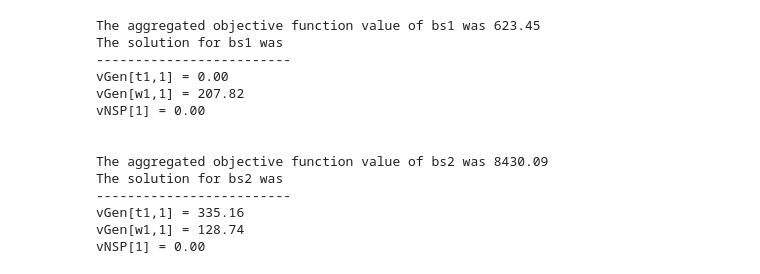
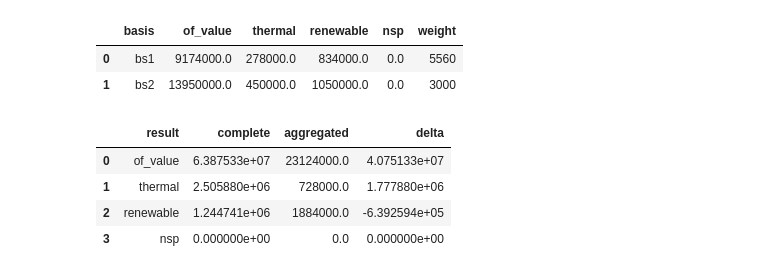
Before and after one commit to dcardonav/psom_tutorial, a Jupyter notebook: 02_Power_Systems_Optimization_1.ipynb, the cells around one changed output. Cells and saved outputs as stored; diff of their text form; code cells hidden in the pictures.

Commit message:
First set of comments addressed, missing basis oriented approach

```diff
--- a/02_Power_Systems_Optimization_1.ipynb
+++ b/02_Power_Systems_Optimization_1.ipynb
@@ -15,46 +15,9 @@ import testbed
 from importlib import reload
 # %%
 # We can export the variables, first create a folder and then export the results
+slvr = 'gurobi'     # change according to the solver installed in your machine
 reload(testbed)
-results_complete = testbed.run_complete_case(folder='data', case='complete_single_node.xlsx', solver='gurobi')
-testbed.export_complete_solution(results_complete, 'complete_single_node', solver='gurobi')
-
+results_complete = testbed.run_complete_case(folder='data', case='complete_single_node.xlsx', solver=slvr)
 # exporting the duals
-testbed.extract_duals(model=results_complete, folder='complete_single_node')
+df_duals_complete = testbed.extract_duals(model=results_complete, folder='complete_single_node')
+df_complete = testbed.export_complete_solution(results_complete, '.')
-# %%
-results = testbed.basis_execution(folder=os.path.join('data', 'aggregated_single'), # location of the aggregated model
-                                  file='config.yaml')                               # configuration file with aggregation information
-
-# the example file has two aggregated models, bs1 and bs2, from which we can obtain their solutions
-# IMPORTANT:
-# ----------
-# The aggregated objective function value corresponds to the solution of each aggregated model times the number of times it occurs
-
-print(f"The aggregated objective function value of bs1 was {pyo.value(results['bs1']['model'].z):.2f}")
-print("The solution for bs1 was")
-print("-------------------------")
-for v in results['bs1']['model'].component_objects(ctype=pyo.Var):
-    for index in v:
-        print(f'{v[index]} = {pyo.value(v[index]):.2f}')
-print("\n")
-print(f"The aggregated objective function value of bs2 was {pyo.value(results['bs2']['model'].z):.2f}")
-print("The solution for bs2 was")
-print("-------------------------")
-for v in results['bs2']['model'].component_objects(ctype=pyo.Var):
-    for index in v:
-        print(f'{v[index]} = {pyo.value(v[index]):.2f}')
-# %% [output]
-The aggregated objective function value of bs1 was 623.45
-The solution for bs1 was
--------------------------
-vGen[t1,1] = 0.00
-vGen[w1,1] = 207.82
-vNSP[1] = 0.00
-
-
-The aggregated objective function value of bs2 was 8430.09
-The solution for bs2 was
--------------------------
-vGen[t1,1] = 335.16
-vGen[w1,1] = 128.74
-vNSP[1] = 0.00
@@ -66,0 +24,21 @@ testbed.export_aggregated_solution(results, 'aggregated_single_node')
+# %%
+results = testbed.basis_execution(folder=os.path.join('data', 'aggregated_single'), # location of the aggregated model
+                                  solver=slvr, file='config.xlsx')                  # configuration file with aggregation information
+df_results = testbed.export_aggregated_solution(results, 'aggregated_single')
+models = testbed.basis_execution(folder='data/aggregated_single')
+df_agg = testbed.export_aggregated_solution(models, 'aggregated_single')
+df_comparison = testbed.export_model_comparison(df_complete, df_agg)
+# %%
+df_agg
+# %% [output]
+|  | basis | of_value | thermal | renewable | nsp | weight |
+| 0 | bs1 | 9174000.0 | 278000.0 | 834000.0 | 0.0 | 5560 |
+| 1 | bs2 | 13950000.0 | 450000.0 | 1050000.0 | 0.0 | 3000 |
+# %%
+df_comparison
+# %% [output]
+|  | result | complete | aggregated | delta |
+| 0 | of_value | 6.387533e+07 | 23124000.0 | 4.075133e+07 |
+| 1 | thermal | 2.505880e+06 | 728000.0 | 1.777880e+06 |
+| 2 | renewable | 1.244741e+06 | 1884000.0 | -6.392594e+05 |
+| 3 | nsp | 0.000000e+00 | 0.0 | 0.000000e+00 |
```
Also changed, not shown: parts of 2 cells of this notebook, 17 other files.
